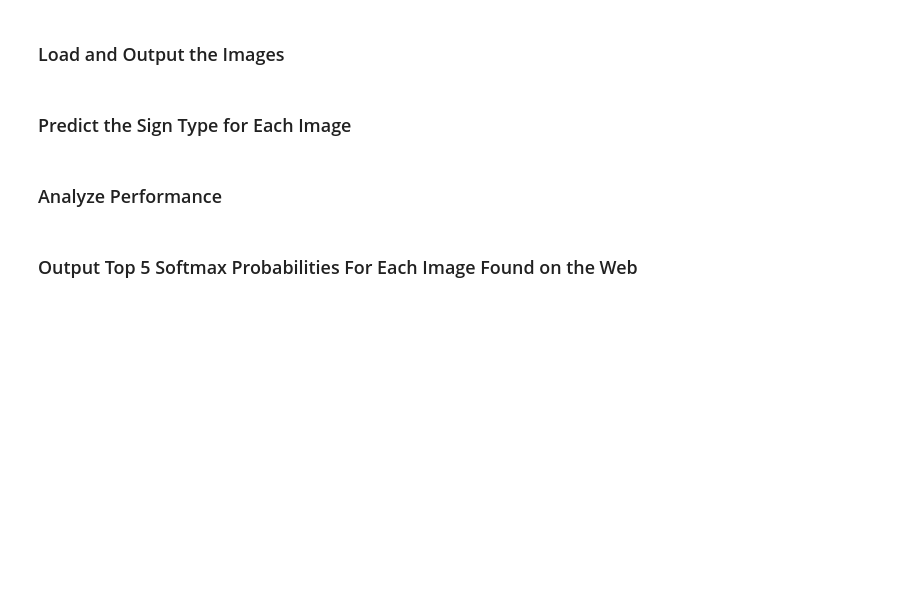
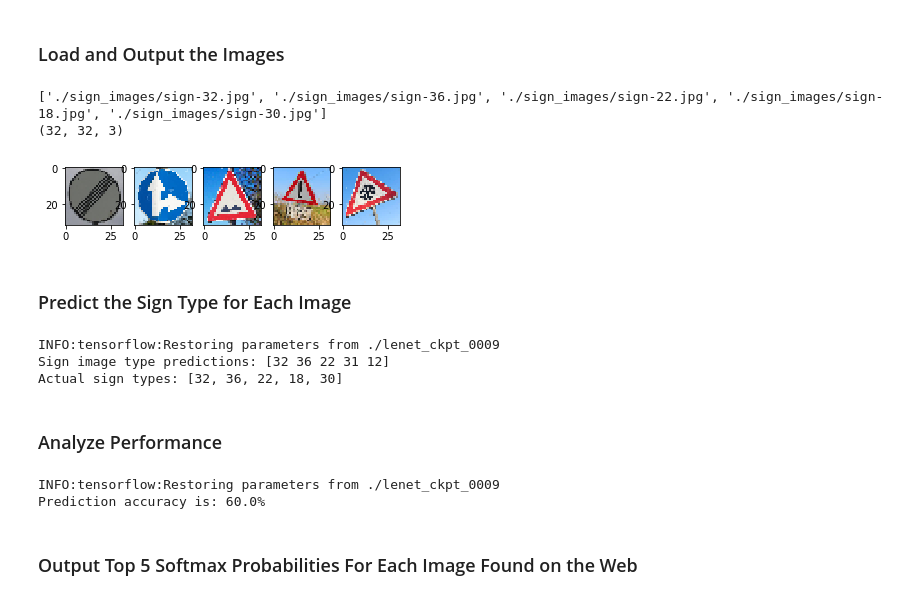
Before and after one commit to logicalelegance/udacity_traffic_signs, a Jupyter notebook: Traffic_Sign_Classifier.ipynb, the cells around one changed output. Drawn from its saved outputs; the diff is of its cells as text; code cells hidden in the pictures; blank space fills up the shorter version.

```diff
--- a/Traffic_Sign_Classifier.ipynb
+++ b/Traffic_Sign_Classifier.ipynb
@@ -327,14 +405,74 @@ You may find `signnames.csv` useful as it contains mappings from the class id (i
+# %%
+### Load the images and plot them here.
+### Feel free to use as many code cells as needed.
+import glob
+import cv2
+
+signs_dir = "./sign_images/"
+image_files = glob.glob(signs_dir + "sign*.jpg")
+print(image_files)
+images = []
+y_signs = [32, 36, 22, 18, 30]
+# Load all the images into an np arraym ,and resize to 32x32,
+# convert to RGB
+for image_path in image_files:
+    image = cv2.imread(image_path)
+    im_rgb = cv2.cvtColor(image, cv2.COLOR_BGR2RGB)
+    im_rgb = cv2.resize(im_rgb, (32,32))
+    images.append(im_rgb)
+
+# Plot the images
+img_count = 1
+for image in images:
+    plt.subplot( 1, len(image_files),img_count)
+    plt.imshow(image)
+    img_count = img_count + 1
+
+
+# Normalize the sign images
+signs_normal = np.float32(np.divide(np.subtract(images, [128.0]), [128.0]))
+print(signs_normal[0].shape)
+# %% [output]
+['./sign_images/sign-32.jpg', './sign_images/sign-36.jpg', './sign_images/sign-22.jpg', './sign_images/sign-18.jpg', './sign_images/sign-30.jpg']
+(32, 32, 3)
+[figure, added]
 # %% [markdown]
 ### Predict the Sign Type for Each Image
 # %%
 ### Run the predictions here and use the model to output the prediction for each image.
 ### Make sure to pre-process the images with the same pre-processing pipeline used earlier.
 ### Feel free to use as many code cells as needed.
+
+# Load the good saved model we were working with
+with tf.Session() as sess:
+ # sess.run(tf.global_variables_initializer())
+
+  # Restore variables from disk.
+  saver.restore(sess, "./lenet_ckpt_0009")
+  predictions = sess.run(logits, feed_dict={x: signs_normal, keep_prob: 1.0})
+  print("Sign image type predictions: " + str(np.argmax(predictions[:], axis=1)))
+  print("Actual sign types: " + str(y_signs))
+# %% [output]
+INFO:tensorflow:Restoring parameters from ./lenet_ckpt_0009
+Sign image type predictions: [32 36 22 31 12]
+Actual sign types: [32, 36, 22, 18, 30]
 # %% [markdown]
 ### Analyze Performance
 # %%
 ### Calculate the accuracy for these 5 new images.
 ### For example, if the model predicted 1 out of 5 signs correctly, it's 20% accurate on these new images.
+
+# Load the good saved model we were working with
+with tf.Session() as sess:
+ # sess.run(tf.global_variables_initializer())
+
+  # Restore variables from disk.
+  saver.restore(sess, "./lenet_ckpt_0009")
+  signs_accuracy = evaluate(signs_normal, y_signs)
+  print("Prediction accuracy is: {:.1f}%".format(signs_accuracy*100))
+# %% [output]
+INFO:tensorflow:Restoring parameters from ./lenet_ckpt_0009
+Prediction accuracy is: 60.0%
 # %% [markdown]
 ### Output Top 5 Softmax Probabilities For Each Image Found on the Web
 # %% [markdown]
```
Also changed, not shown: parts of 12 cells of this notebook.
